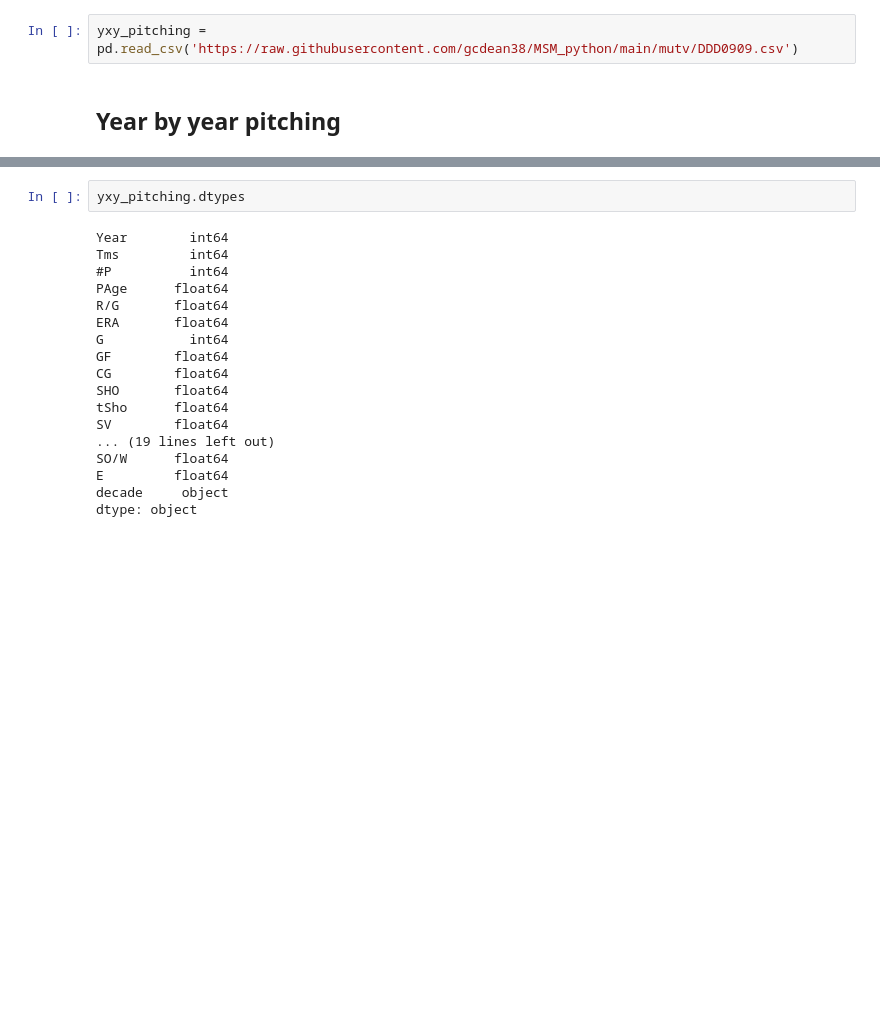
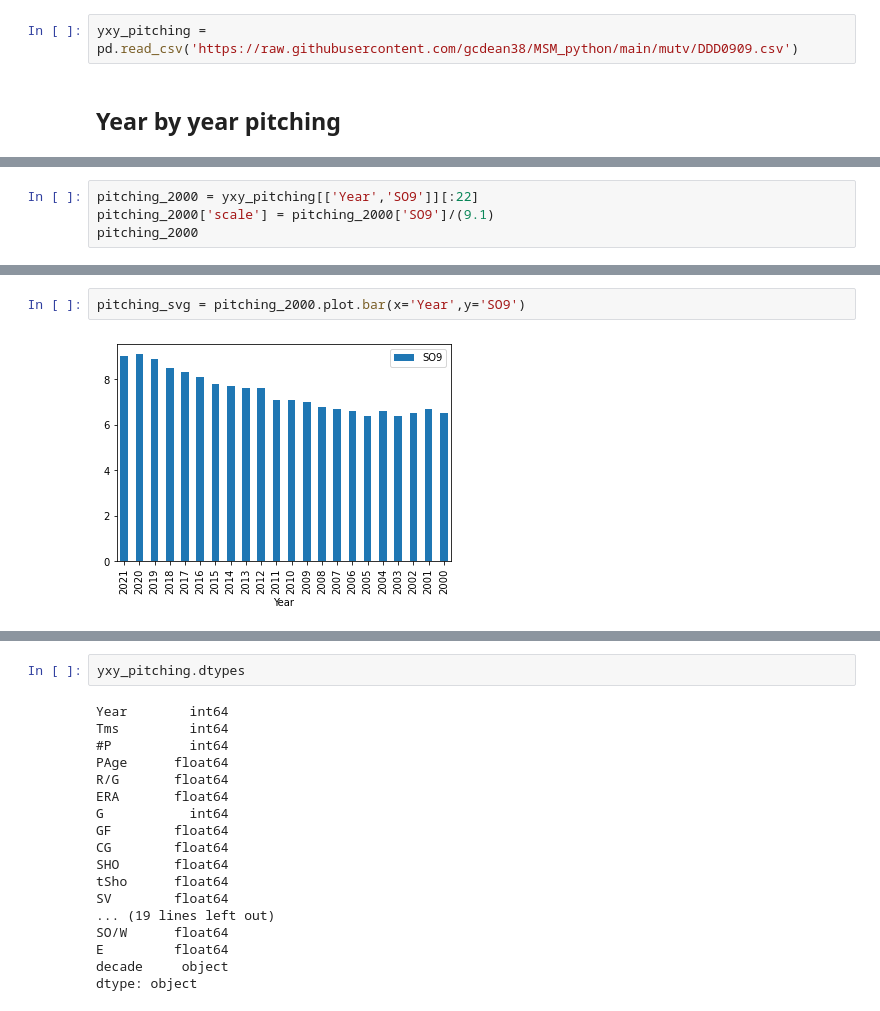
Before and after one commit to gcdean38/MSM_python, a Jupyter notebook: mutv/DDD0909.ipynb, the cells around one changed output, grey strips where cells are left out. Cells and saved outputs as stored; diff of their text form; blank space fills up the shorter version.

```diff
--- a/mutv/DDD0909.ipynb
+++ b/mutv/DDD0909.ipynb
@@ -34,0 +40,4 @@ yxy_pitching
+# %%
+pitching_2000 = yxy_pitching[['Year','SO9']][:22]
+pitching_2000['scale'] = pitching_2000['SO9']/(9.1)
+pitching_2000
@@ -35 +62,5 @@ yxy_pitching
+# %%
+pitching_svg = pitching_2000.plot.bar(x='Year',y='SO9')
+# %% [output]
+[figure, added]
 # %%
```
Also changed, not shown: parts of 26 cells of this notebook, 3 other files.
